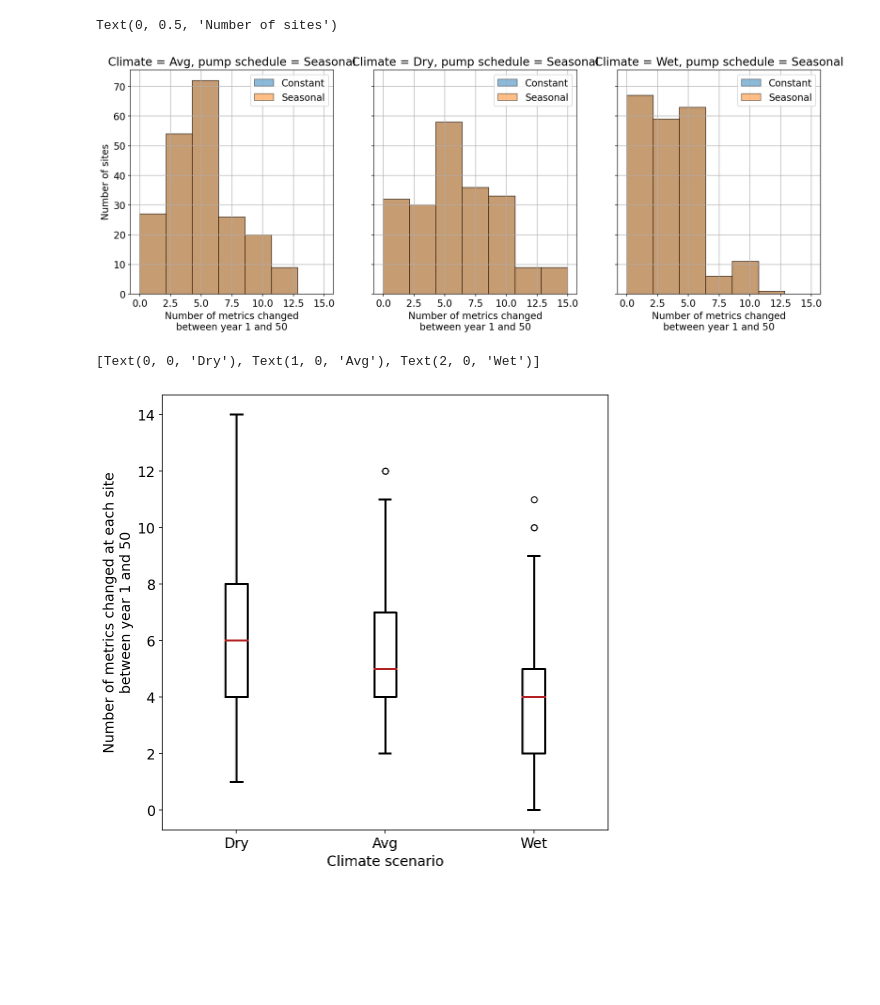
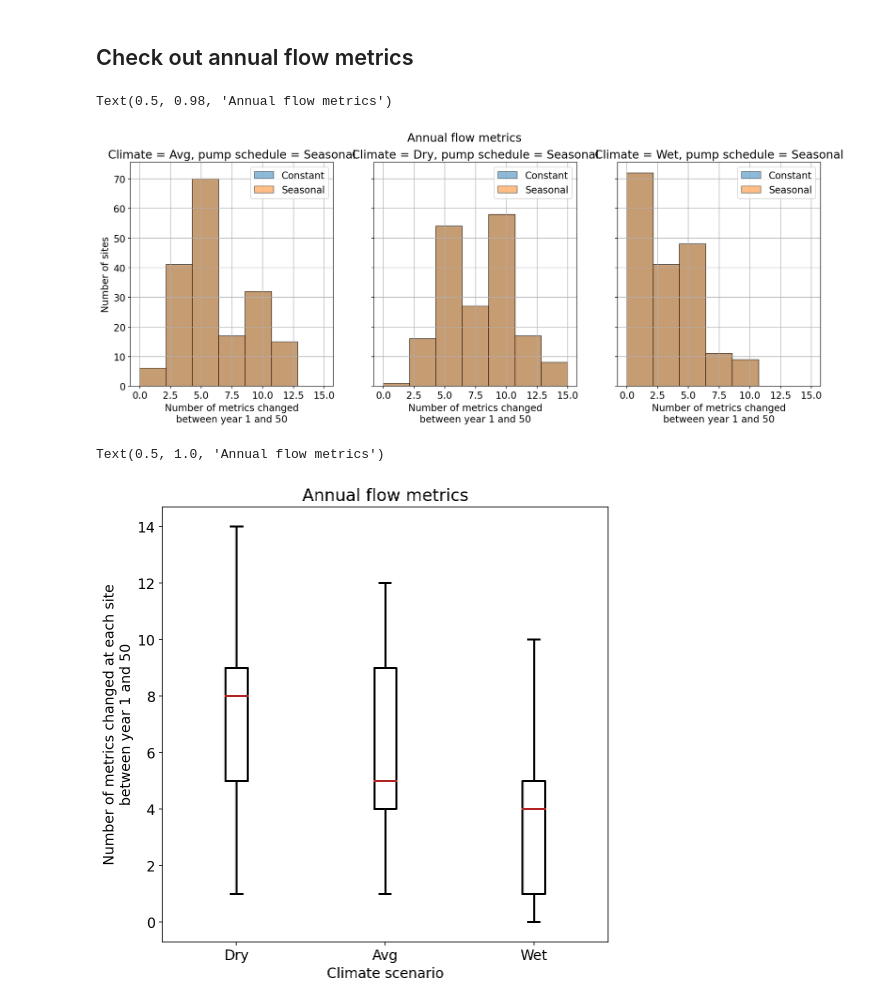
Before and after one commit to lapidesd/streamflow_depletion_metrics_replacement, a Jupyter notebook: Code/metric_outcomes.ipynb, the cells around one changed output. Saved outputs shown, nothing was run; the diff lists cells and outputs as text; code cells hidden in the pictures; blank space fills up the shorter version.

Commit message:
metrics by season/type

```diff
--- a/Code/metric_outcomes.ipynb
+++ b/Code/metric_outcomes.ipynb
@@ -99,38 +254,46 @@ site #  207 of  208
+# %% [markdown]
+## Check out annual flow metrics
 # %%
-metric_change = pd.read_csv('../Data/metric_change_by_scenario_wet.csv')
-metric_change1 = pd.read_csv('../Data/metric_change_by_scenario_avg.csv')
-metric_change2 = pd.read_csv('../Data/metric_change_by_scenario_dry.csv')
-metric_change = pd.concat([metric_change,metric_change1,metric_change2])
+metric_change0 = pd.read_csv('../Data/metric_change_by_scenario_wet030722.csv')
+metric_change1 = pd.read_csv('../Data/metric_change_by_scenario_avg030722.csv')
+metric_change2 = pd.read_csv('../Data/metric_change_by_scenario_dry030722.csv')
+metric_changeQ = pd.concat([metric_change0[metric_change0.type=='Q'],
+                           metric_change1[metric_change1.type=='Q'],
+                           metric_change2[metric_change2.type=='Q']])
+
+metric_change = metric_changeQ
 # %%
 # # number of indicators that change by by year 50 at each site
 change_thresh = 10 # % difference between year 1 and 50
 
 mean_change = metric_change.groupby(['site','climate','pumprate','metric']).mean().reset_index()
 mean_change['change50'] = np.where(mean_change.perc_change_yr_50.abs()>change_thresh,1,0)
 mean_change = mean_change.groupby(['site','climate','pumprate']).sum().drop(columns='perc_change_yr_50').reset_index()
 
 fig,axs = plt.subplots(1,3,figsize = (18,6),sharex=True,sharey=True)
 
 axes = [axs[0],axs[1],axs[2],
         axs[0],axs[1],axs[2]]
 
 bins = np.linspace(0,15,8)
 i=0
 for p in mean_change.pumprate.drop_duplicates():
     for clim in mean_change.climate.drop_duplicates():
         mean_change[(mean_change.climate==clim) &
                     (mean_change.pumprate==p)].change50.hist(ax=axes[i],bins = bins,edgecolor = 'k',
                                                             label = p,alpha=0.5)
         axes[i].set_title('Climate = '+clim+', pump schedule = '+p)
         axes[i].legend()
         if i>2:
             axes[i].set_xlabel('Number of metrics changed\nbetween year 1 and 50')
         i+=1
 axs[0].set_ylabel('Number of sites')
 # axs[1].set_ylabel('Number of sites')
+
+fig.suptitle('Annual flow metrics')
 # %% [output]
-Text(0, 0.5, 'Number of sites')
+Text(0.5, 0.98, 'Annual flow metrics')
-[figure, old version]
+[figure, new version]
 # %%
 fig,ax = plt.subplots(1,figsize = (8,8))
 bins = np.linspace(0,15,12)
@@ -149,9 +312,10 @@ for clim in ['Dry','Avg','Wet']:
 ax.set_ylabel('Number of metrics changed at each site\nbetween year 1 and 50')
 ax.set_xlabel('Climate scenario')
 ax.set_xticklabels(['Dry','Avg','Wet'])
+ax.set_title('Annual flow metrics')
 # %% [output]
-[Text(0, 0, 'Dry'), Text(1, 0, 'Avg'), Text(2, 0, 'Wet')]
+Text(0.5, 1.0, 'Annual flow metrics')
-[figure, old version]
+[figure, new version]
 # %%
 gagesII = gpd.read_file('../Data/gagesII_data_and_subsets/gagesII.shp')
 gagesII['site'] = gagesII.STAID.astype('int')
```
Also changed, not shown: parts of 25 cells of this notebook.
